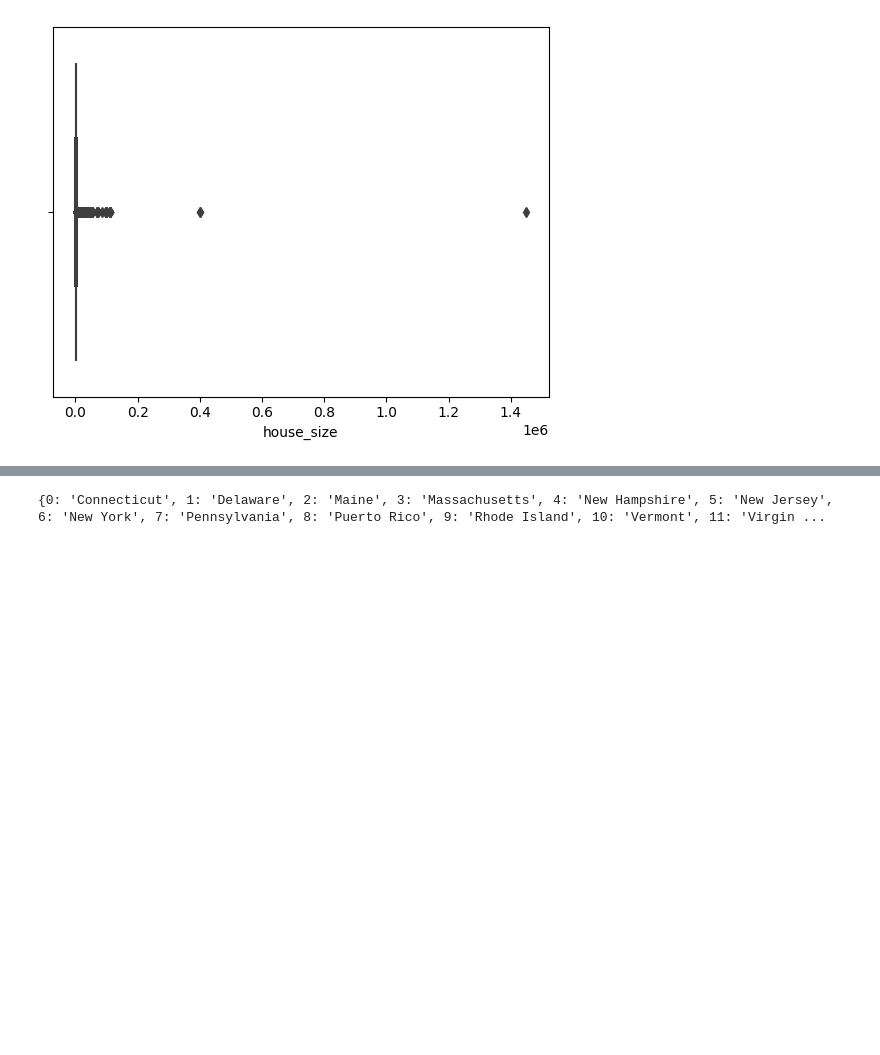
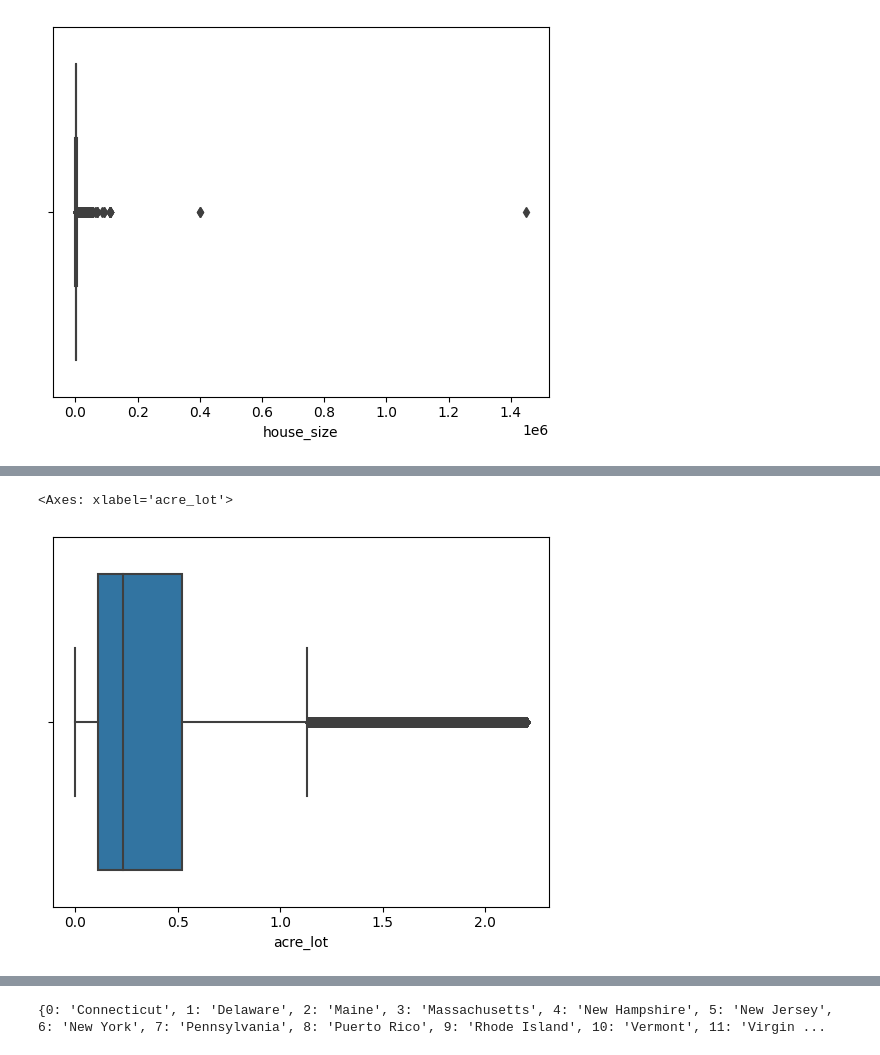
Before and after one commit to zinakhazaee/MachineLearning-SupervisedLearning_Regression, a Jupyter notebook: usa_real_estate.ipynb, the cells around one changed output, grey strips where cells are left out. Cells and saved outputs as stored; diff of their text form; code cells hidden in the pictures; blank space fills up the shorter version.

```diff
--- a/usa_real_estate.ipynb
+++ b/usa_real_estate.ipynb
@@ -150,0 +217,5 @@ df = df[(df['price'] < 2000000 ) & (df['house_size'] <20000) & (df['acre_lot'] <
+# %%
+sns.boxplot(data = df , x='acre_lot')
+# %% [output]
+<Axes: xlabel='acre_lot'>
+[figure, added]
```
Also changed, not shown: parts of 43 cells of this notebook.
